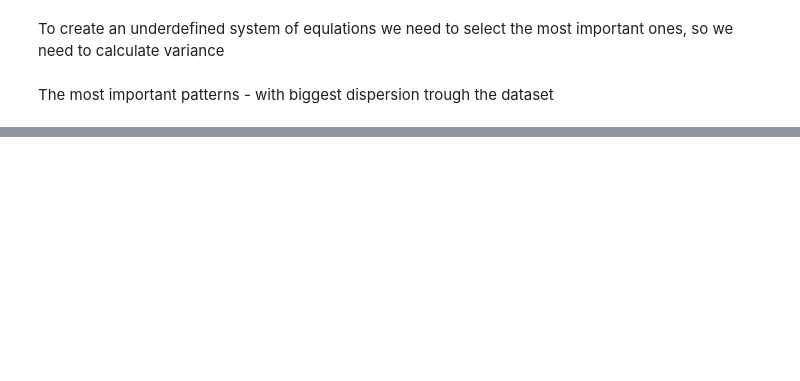
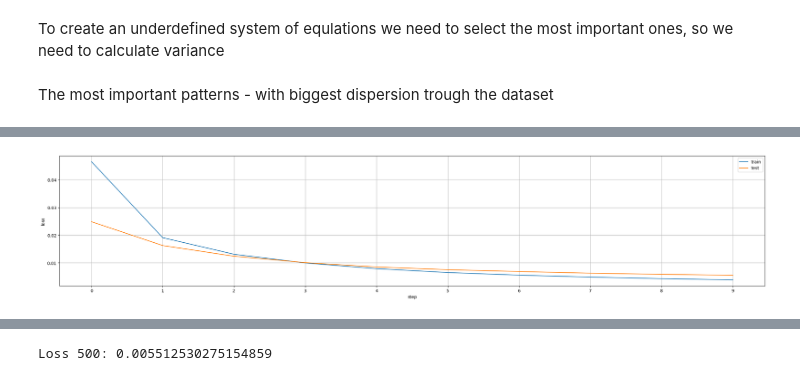
Before and after one commit to Oounce/classical-quantum-mnist, a Jupyter notebook: Classical_Reconstruction.ipynb, the cells around one changed output, grey strips where cells are left out. Cells and saved outputs as stored; diff of their text form; code cells hidden in the pictures; blank space fills up the shorter version.

```diff
--- a/Classical_Reconstruction.ipynb
+++ b/Classical_Reconstruction.ipynb
@@ -307,0 +302,12 @@ tensor(0.7960)
+# %%
+%%time
+
+most_important = np.argsort(variance)[-500:]
+
+model = Net(500).to(device)
+criterion = nn.MSELoss()
+optimizer = torch.optim.Adam(model.parameters(), lr=0.0001)
+
+pp500 = train(model, criterion, optimizer, most_important, train_loader, test_loader)
+# %% [output]
+[figure, added]
@@ -307,0 +316,5 @@ tensor(0.7960)
+# %%
+loss_500 = pp500.history_dict["loss"]["test"][-1]
+print(f"Loss 500: {loss_500}")
+# %% [output]
+Loss 500: 0.005512530275154859
```
Also changed, not shown: parts of 64 cells of this notebook, 1 other file.
